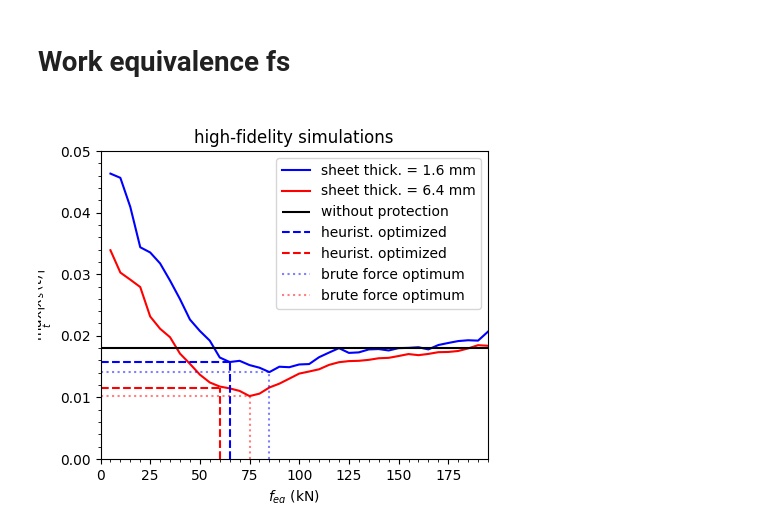
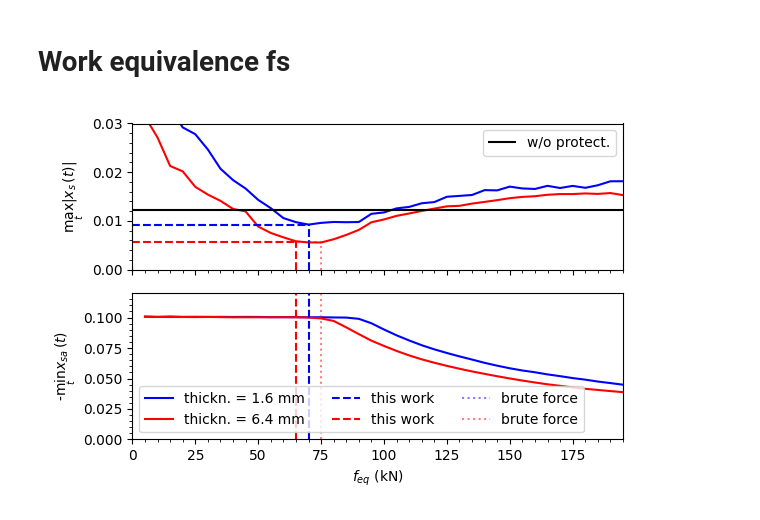
Before and after one commit to carloshernangarrido/optimization_simple_plastic, a Jupyter notebook: brute_force_high_fidelity.ipynb, the cells around one changed output. Drawn from its saved outputs; the diff is of its cells as text; code cells hidden in the pictures.

```diff
--- a/brute_force_high_fidelity.ipynb
+++ b/brute_force_high_fidelity.ipynb
@@ -258,0 +213,5 @@ x_s_max_hf = 0.01838174646509626  # m
+# %%
+f_list = list(np.arange(5,200,5).astype(int))
+# f_list.remove(35)
+f_arr = np.array(f_list)
+f_arr
@@ -258,0 +222,11 @@ x_s_max_hf = 0.01838174646509626  # m
+# %%
+x_s_max_1mm6_12kg6 = []
+x_sa_max_1mm6_12kg6 = []
+
+for f_ in f_arr:
+    x_s_max_hf, x_sa_max_hf = extract_x_s_max(thickness="1mm6_12kg6_ok", f_=f_, return_x_sa_max=True)
+    x_s_max_1mm6_12kg6.append(x_s_max_hf)
+    x_sa_max_1mm6_12kg6.append(x_sa_max_hf)
+
+x_s_max_1mm6_12kg6 = np.array(x_s_max_1mm6_12kg6)
+x_sa_max_1mm6_12kg6 = np.array(x_sa_max_1mm6_12kg6)
@@ -258,0 +251,11 @@ x_s_max_hf = 0.01838174646509626  # m
+# %%
+x_s_max_6mm4_12kg6 = []
+x_sa_max_6mm4_12kg6 = []
+
+for f_ in f_arr:
+    x_s_max_hf, x_sa_max_hf = extract_x_s_max(thickness="6mm4_12kg6", f_=f_, return_x_sa_max=True)
+    x_s_max_6mm4_12kg6.append(x_s_max_hf)
+    x_sa_max_6mm4_12kg6.append(x_sa_max_hf)
+
+x_s_max_6mm4_12kg6 = np.array(x_s_max_6mm4_12kg6)
+x_sa_max_6mm4_12kg6 = np.array(x_sa_max_6mm4_12kg6)
@@ -303,9 +330,13 @@ plot_optimality(f_eq_optimized_1mm6, f_eq_optimized_6mm4, filename)
 # %% [markdown]
 # Work equivalence fs
 # %%
-f_eq_optimized_1mm6 = 65.0
-f_eq_optimized_6mm4 = 60.0
-filename = 'optimality_work_eq_fs.pdf'
-plot_optimality(f_eq_optimized_1mm6, f_eq_optimized_6mm4, filename)
+f_eq_optimized_1mm6 = 70.0
+f_eq_optimized_6mm4 = 65.0
+x_s_max_np = 0.012242351532000002
+filename = 'optimality.pdf'
+plot_optimality(f_eq_optimized_1mm6, f_eq_optimized_6mm4,
+                x_s_max_1mm6_12kg6, x_s_max_6mm4_12kg6,
+                x_sa_max_1mm6_12kg6, x_sa_max_6mm4_12kg6,
+                x_s_max_np, filename)
 # %% [output]
-[figure, old version]
+[figure, new version]
```
Also changed, not shown: parts of 9 cells of this notebook, 24 other files.
